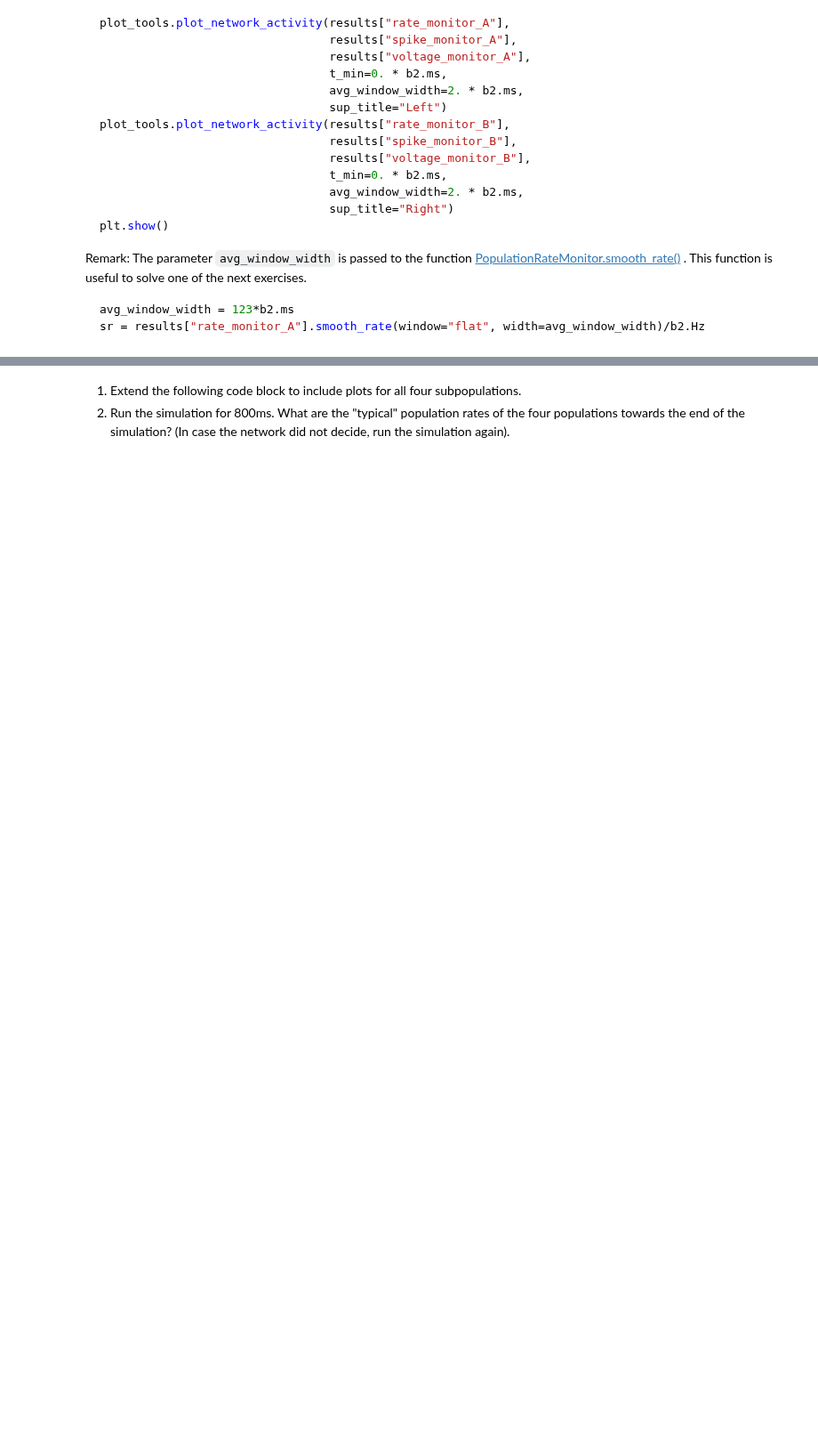
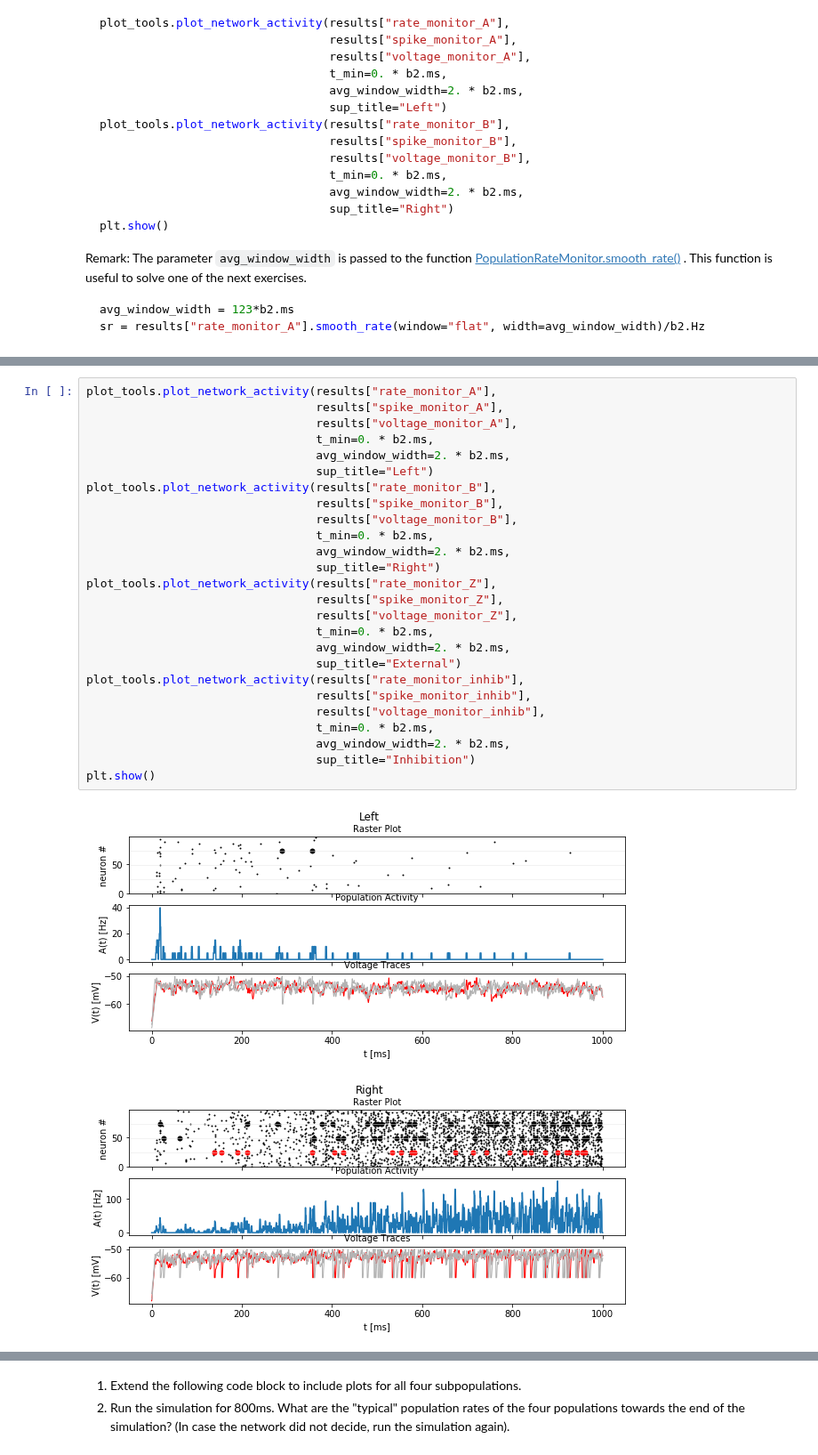
Before and after one commit to mackelab/msne-lsmlsda-2019, a Jupyter notebook: your-code/Project4_AlNi/04_decision_making.ipynb, the cells around one changed output, grey strips where cells are left out. Shown at 89% size. Cells and saved outputs as stored; diff of their text form; blank space fills up the shorter version.

```diff
--- a/your-code/Project4_AlNi/04_decision_making.ipynb
+++ b/your-code/Project4_AlNi/04_decision_making.ipynb
@@ -82,0 +155,29 @@ sr = results["rate_monitor_A"].smooth_rate(window="flat", width=avg_window_width
+# %%
+plot_tools.plot_network_activity(results["rate_monitor_A"],
+                                 results["spike_monitor_A"],
+                                 results["voltage_monitor_A"],
+                                 t_min=0. * b2.ms,
+                                 avg_window_width=2. * b2.ms,
+                                 sup_title="Left")
+plot_tools.plot_network_activity(results["rate_monitor_B"],
+                                 results["spike_monitor_B"],
+                                 results["voltage_monitor_B"],
+                                 t_min=0. * b2.ms,
+                                 avg_window_width=2. * b2.ms,
+                                 sup_title="Right")
+plot_tools.plot_network_activity(results["rate_monitor_Z"],
+                                 results["spike_monitor_Z"],
+                                 results["voltage_monitor_Z"],
+                                 t_min=0. * b2.ms,
+                                 avg_window_width=2. * b2.ms,
+                                 sup_title="External")
+plot_tools.plot_network_activity(results["rate_monitor_inhib"],
+                                 results["spike_monitor_inhib"],
+                                 results["voltage_monitor_inhib"],
+                                 t_min=0. * b2.ms,
+                                 avg_window_width=2. * b2.ms,
+                                 sup_title="Inhibition")
+plt.show()
+# %% [output]
+[figure, added]
+[figure, added]
```
Also changed, not shown: parts of 10 cells of this notebook.
